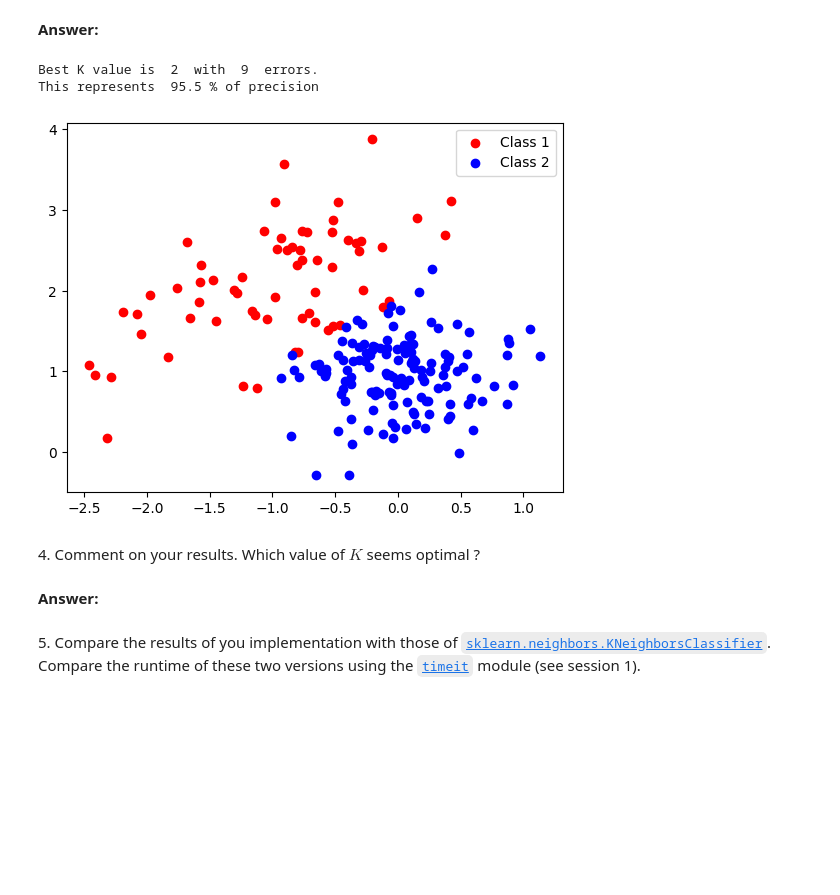
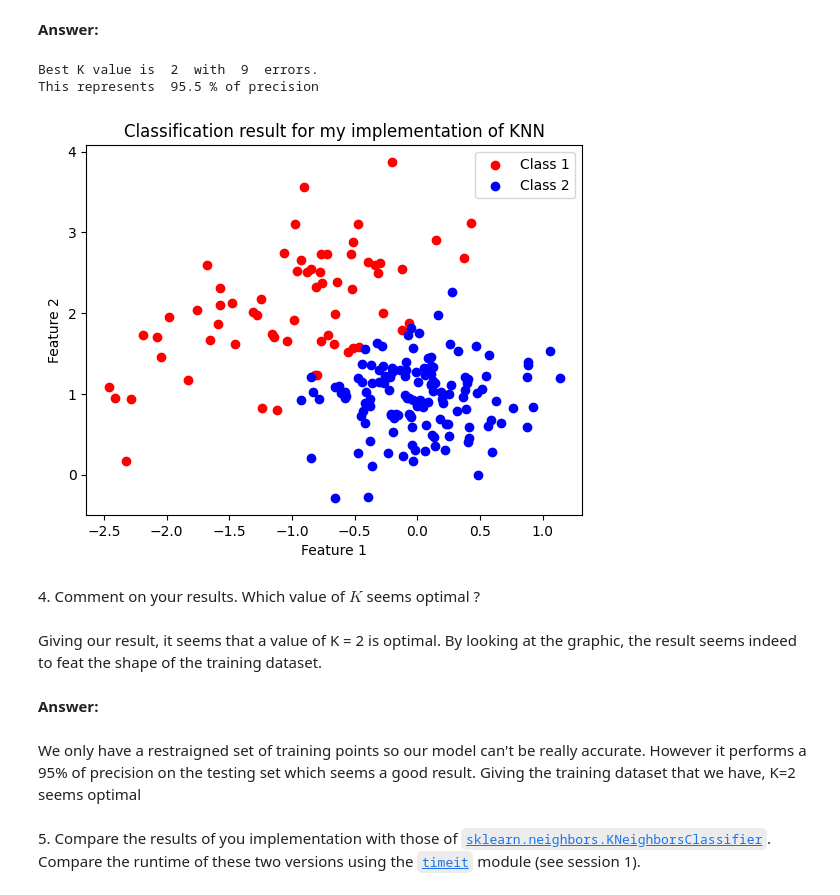
Before and after one commit to Cbonvieuxziz/python_sdia, a Jupyter notebook: Labs/Lab4/lab4.ipynb, the cells around one changed output. Cells and saved outputs as stored; diff of their text form; code cells hidden in the pictures; blank space fills up the shorter version.

```diff
--- a/Labs/Lab4/lab4.ipynb
+++ b/Labs/Lab4/lab4.ipynb
@@ -75,6 +72,7 @@ print("Number training samples : ", N_train)
 
 # load the test set
 test = np.loadtxt('data/synth_test.txt')
+class_test = test[:,0]
 class_test_1 = test[test[:,0]==1]
 class_test_2 = test[test[:,0]==2]
 x_test = test[:,1:]
@@ -85,6 +83,8 @@ condition = class_train == 1
 plt.scatter(x_train[condition,0], x_train[condition,1], c='r', label='Class 1')
 plt.scatter(x_train[~condition,0], x_train[~condition,1], c='b', label='Class 2')
 plt.title('Scatter Plot of training samples along their 2 dimensions')
+plt.xlabel("Feature 1")
+plt.ylabel("Feature 2")
 plt.legend()
 plt.show()
 # %% [output]
@@ -109,18 +109,21 @@ Number test samples :  200
 # %% [markdown]
 **Answer:**
 # %%
+# Returns the distance of a point x to every point of mat
 def distances(x, mat):
     N = np.shape(mat)[0]
     extended_x = np.array([x for k in range(N)])
     return np.linalg.norm( extended_x - mat, axis=1)
 
-def K_Nearest(K, mode, x_test, x_train):
+# Implementation of K Nearest Neighors algorithm
+# Works for classification as well as regression
+def K_Nearest(K, mode, x_test, x_train, y_train):
     N = np.shape(x_test)[0]
     # We compute the distances to each point of the training set
     x_test_distances = np.array([distances(x, x_train) for x in x_test])
     #Sort the distances
     id = np.argsort(x_test_distances)[:,:K]
-    labels = class_train[id].astype(int)
+    labels = y_train[id].astype(int)
     inferred = np.array([])
     if mode == "classification":
         inferred = np.array( [np.argmax(np.bincount(labels[k,:])) for k in range (N)] )
@@ -133,34 +136,40 @@ def K_Nearest(K, mode, x_test, x_train):
 # %% [markdown]
 **Answer:**
 # %%
-def compute_error(K_max):
-    true_class_of_test_set = test[:,0]
+def compute_error(K_max, show_result=True):
+    true_class_of_test_set = class_test
     errors_on_test_set = np.array([0 for k in range(K_max)])
     for k in range(1, K_max + 1):
-        inferred_classes_for_test_set =  K_Nearest(k, "classification", x_test, x_train)
+        inferred_classes_for_test_set =  K_Nearest(k, "classification", x_test, x_train,class_train)
         error_test = np.sum(inferred_classes_for_test_set != true_class_of_test_set)
         errors_on_test_set[k-1] = error_test
 
     # We get the K with lowest error
     best_K = np.argmin(errors_on_test_set)
     lowest_error = np.min(errors_on_test_set)
     N = np.shape(x_test)[0]
-    print("Best K value is ", best_K, " with ", lowest_error, " errors.")
-    print("This represents ", 100 - (lowest_error/N)*100 ,"% of precision")
-    inferred_classes = K_Nearest(best_K, "classification", x_test, x_train)
-    condition = inferred_classes == 1
-    colors = np.where(condition, 'r', 'b')
-    plt.scatter(x_test[condition,0], x_test[condition,1], c='r', label='Class 1')
-    plt.scatter(x_test[~condition,0], x_test[~condition,1], c='b', label='Class 2')
-    plt.legend()
-    plt.show()
+    if show_result:
+        print("Best K value is ", best_K, " with ", lowest_error, " errors.")
+        print("This represents ", 100 - (lowest_error/N)*100 ,"% of precision")
+        inferred_classes = K_Nearest(best_K, "classification", x_test, x_train,class_train)
+        condition = inferred_classes == 1
+        colors = np.where(condition, 'r', 'b')
+        plt.scatter(x_test[condition,0], x_test[condition,1], c='r', label='Class 1')
+        plt.scatter(x_test[~condition,0], x_test[~condition,1], c='b', label='Class 2')
+        plt.xlabel("Feature 1")
+        plt.ylabel("Feature 2")
+        plt.title("Classification result for my implementation of KNN")
+        plt.legend()
+        plt.show()
 
 compute_error(20)
 # %% [output]
 Best K value is  2  with  9  errors.
 This represents  95.5 % of precision
-[figure, old version]
+[figure, new version]
 # %% [markdown]
 4\. Comment on your results. Which value of $K$ seems optimal ?
+# %% [markdown]
+Giving our result, it seems that a value of K = 2 is optimal. By looking at the graphic, the result seems indeed to feat the shape of the training dataset.
 # %% [markdown]
 **Answer:**
@@ -171,3 +176,7 @@ This represents  95.5 % of precision
+# %% [markdown]
+We only have a restraigned set of training points so our model can't be really accurate.
+However it performs a 95% of precision on the testing set which seems a good result.
+Giving the training dataset that we have, K=2 seems optimal
 # %% [markdown]
 5\. Compare the results of you implementation with those of [`sklearn.neighbors.KNeighborsClassifier`](https://scikit-learn.org/stable/modules/generated/sklearn.neighbors.KNeighborsClassifier.html?highlight=kneighborsclassifier#sklearn.neighbors.KNeighborsClassifier). Compare the runtime of these two versions using the [`timeit`](https://docs.python.org/3/library/timeit.html) module (see session 1).
 # %% [markdown]
```
Also changed, not shown: parts of 28 cells of this notebook, 25 other files.
